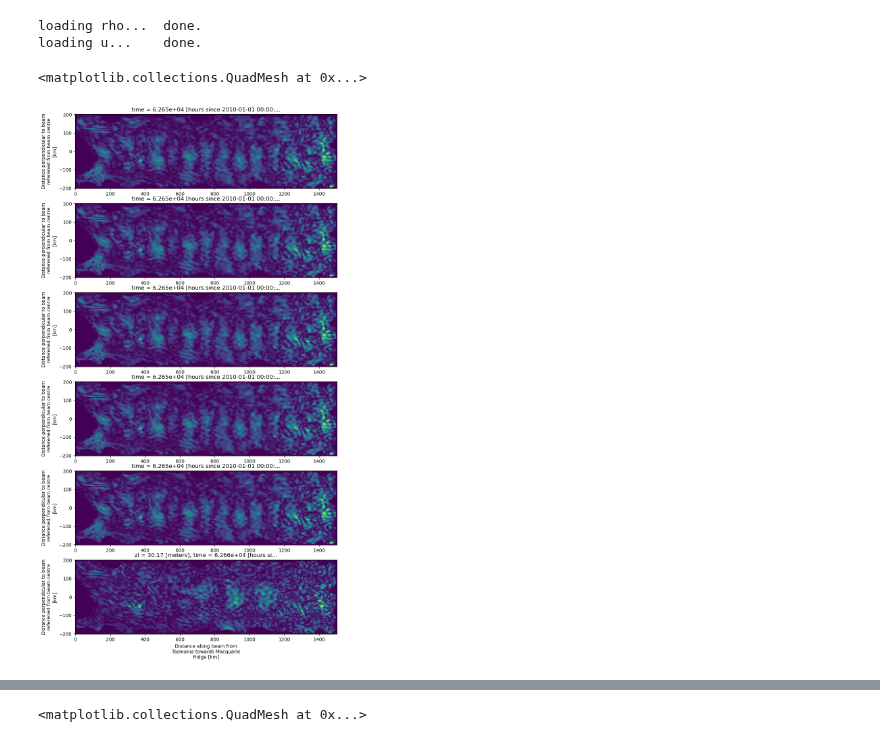
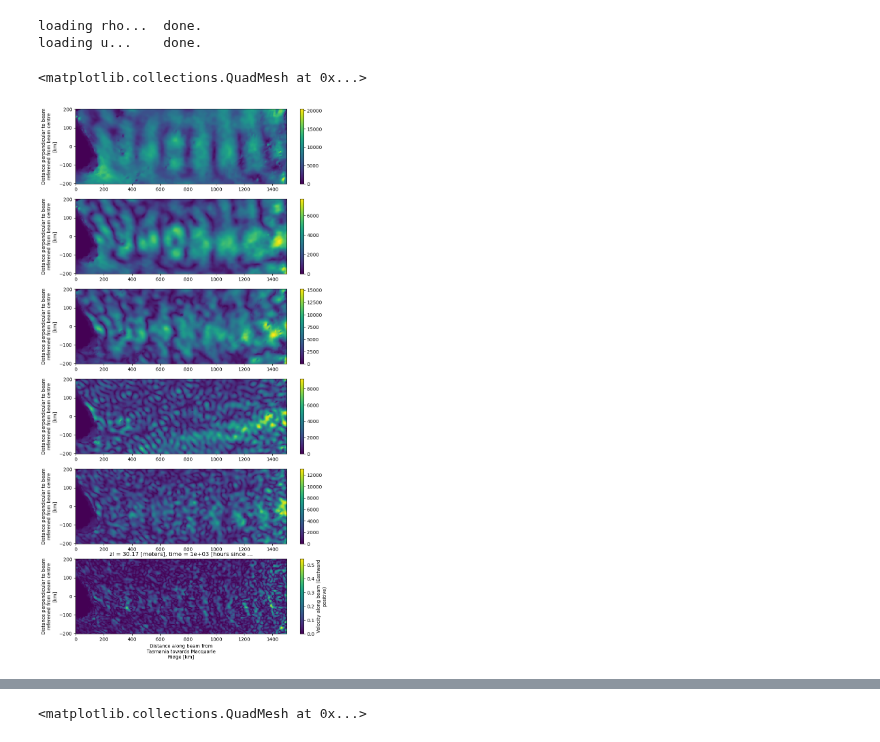
Before and after one commit to ashjbarnes/tasman-tides, a Jupyter notebook: notebooks/analysis/vertical_structure.ipynb, the cells around one changed output, grey strips where cells are left out. Drawn from its saved outputs; the diff is of its cells as text; code cells hidden in the pictures.

```diff
--- a/notebooks/analysis/vertical_structure.ipynb
+++ b/notebooks/analysis/vertical_structure.ipynb
@@ -42,7 +45,7 @@ client
 
 $ \large N = \frac{-g}{\rho}\frac{\partial \rho}{\partial z} $
 # %%
-data = tt.collect_data(exptname="full-20",rawdata = ["rho","u"],timerange = (38000 - 10,38000 + 10)).sel(yb = slice(-5,5),xb = slice(700,705)).load()
+data = tt.collect_data(exptname="blank-20",rawdata = ["rho","u"],timerange = (1000 - 10,1000 + 10)).sel(yb = slice(-50,50),xb = slice(200,1200)).load()
 # %% [output]
 loading rho...  done.
 loading u...    done.
@@ -69,11 +73,14 @@ import scipy
 def VerticalModes(data):
     H = np.abs(data.bathy.mean("xb").mean("yb")).values
     N = calculate_N(data.rho).mean("time").mean("xb").mean("yb")
-
+    N.values = np.linspace(N[0],N[-1],len(N))
+    # H = np.abs(data.bathy).values
+    # N = calculate_N(data.rho).mean("time")
     # H = np.abs(data.bathy).values
     # N = calculate_N(data.rho)
 
-    modes = {}
+
+    # Use np.apply_along_axis to prevent averaging over N and H!
     for n in range(10):
         Nbar = N.mean("zl")
         c_n = H * Nbar / (np.pi * n)
@@ -89,17 +96,3 @@ def VerticalModes(data):
         modes[n] = (data.u.fillna(0) * phi_n).integrate("zl") * phi_n
 
     return modes
-
-modes = VerticalModes(data)
-
-total = data.u.mean("xb").mean("yb") * 0
-
-fig,ax = plt.subplots(10,figsize = (10,20))
-for i in range(0,10):
-    modes[i].mean("xb").mean("yb").plot(ax = ax[i],x = "time")
-    total += modes[i].mean("xb").mean("yb")
-
-fig,ax = plt.subplots(3,figsize = (10,10))
-total.plot(ax = ax[0],x = "time",vmax = 0.2,vmin = -0.2,cmap = "RdBu")
-data.u.mean("xb").mean("yb").plot(ax = ax[1],x = "time",vmax = 0.2,vmin = -0.2,cmap = "RdBu")
-(data.u.mean("xb").mean("yb") - total).plot(ax = ax[2],x = "time",vmax = 0.2,vmin = -0.2,cmap = "RdBu")
@@ -123,26 +112,26 @@ plt.legend()
 # %% [markdown]
 ## Try on whole domain
 # %%
-data = tt.collect_data(exptname="full-20",rawdata = ["rho","u"],timerange = (38000 - 1,38000)).persist()
+data = tt.collect_data(exptname="blank-20",rawdata = ["rho","u"],timerange = (1000 - 50,1000 + 50)).persist()
 
-data_lf = xr.open_mfdataset(
-                f"/g/data/nm03/ab8992/postprocessed/full-20/lfiltered/t0-62655/*.nc",
-                decode_times = False,
-                decode_cf = False,
-                parallel = True)
+# data_lf = xr.open_mfdataset(
+#                 f"/g/data/nm03/ab8992/postprocessed/full-20/lfiltered/t0-62655/*.nc",
+#                 decode_times = False,
+#                 decode_cf = False,
+#                 parallel = True)
 # %% [output]
 loading rho...  done.
 loading u...    done.
 # %%
-modes = VerticalModes(xr.merge([data.bathy,data.rho,data_lf.u]))
+modes = VerticalModes(xr.merge([data.bathy,data.rho,data.u]))
 # %%
 fig,ax = plt.subplots(6,figsize = (10,20))
 
 for i in range(5):
-    np.abs(modes[i].isel(time = 50,zl = 5)).plot(ax = ax[i],add_colorbar = False)
+    np.abs(modes[i]).integrate("zl").integrate("time").plot(ax = ax[i],add_colorbar = True)
     ax[i].set_xlabel("")
 
-np.abs(data_lf.u.isel(time = 50,zl = 5).fillna(0)).plot(ax = ax[5],add_colorbar = False)
+np.abs(data.u.isel(time = 50,zl = 5).fillna(0)).plot(ax = ax[5],add_colorbar = True)
 # %% [output]
 <matplotlib.collections.QuadMesh at 0x...>
-[figure, old version]
+[figure, new version]
```
Also changed, not shown: parts of 4 cells of this notebook, 3 other files.
